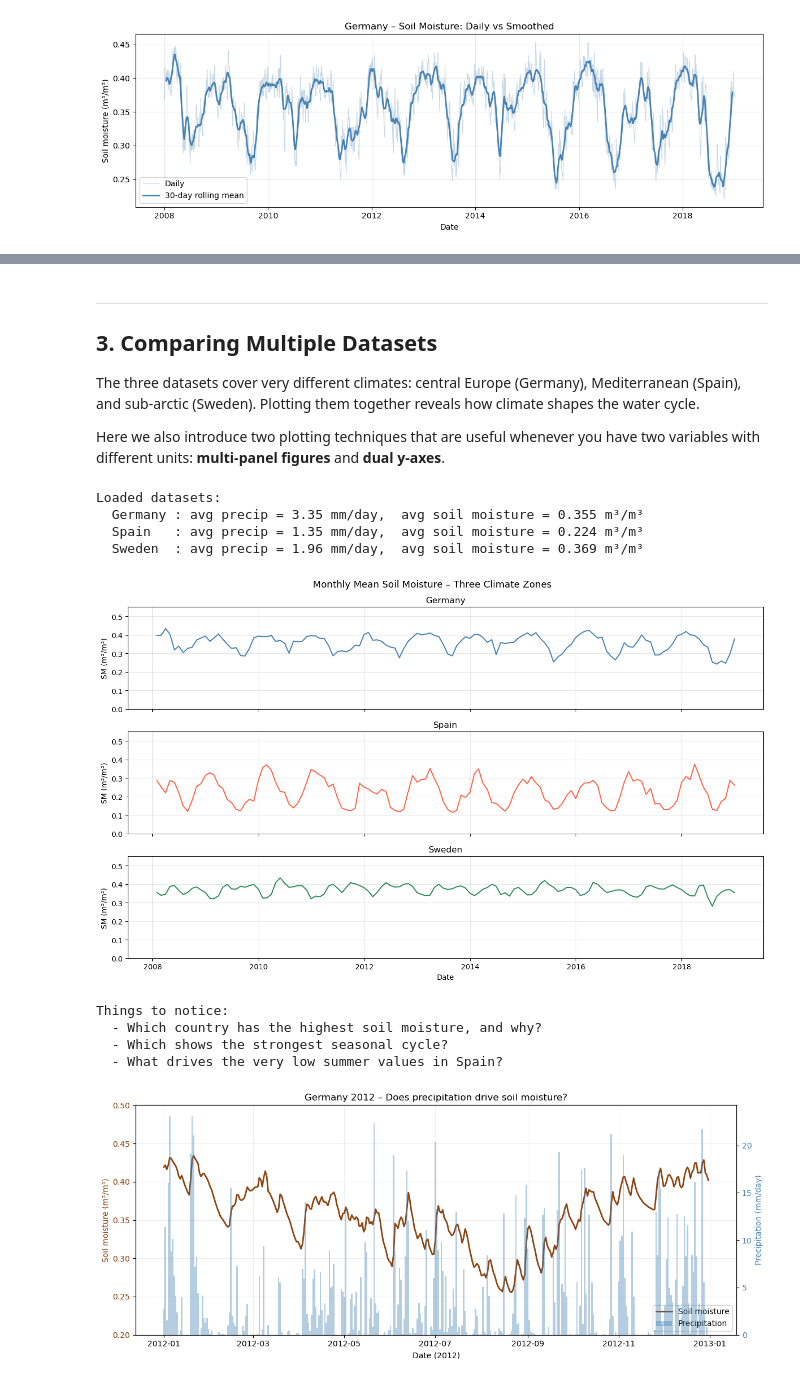
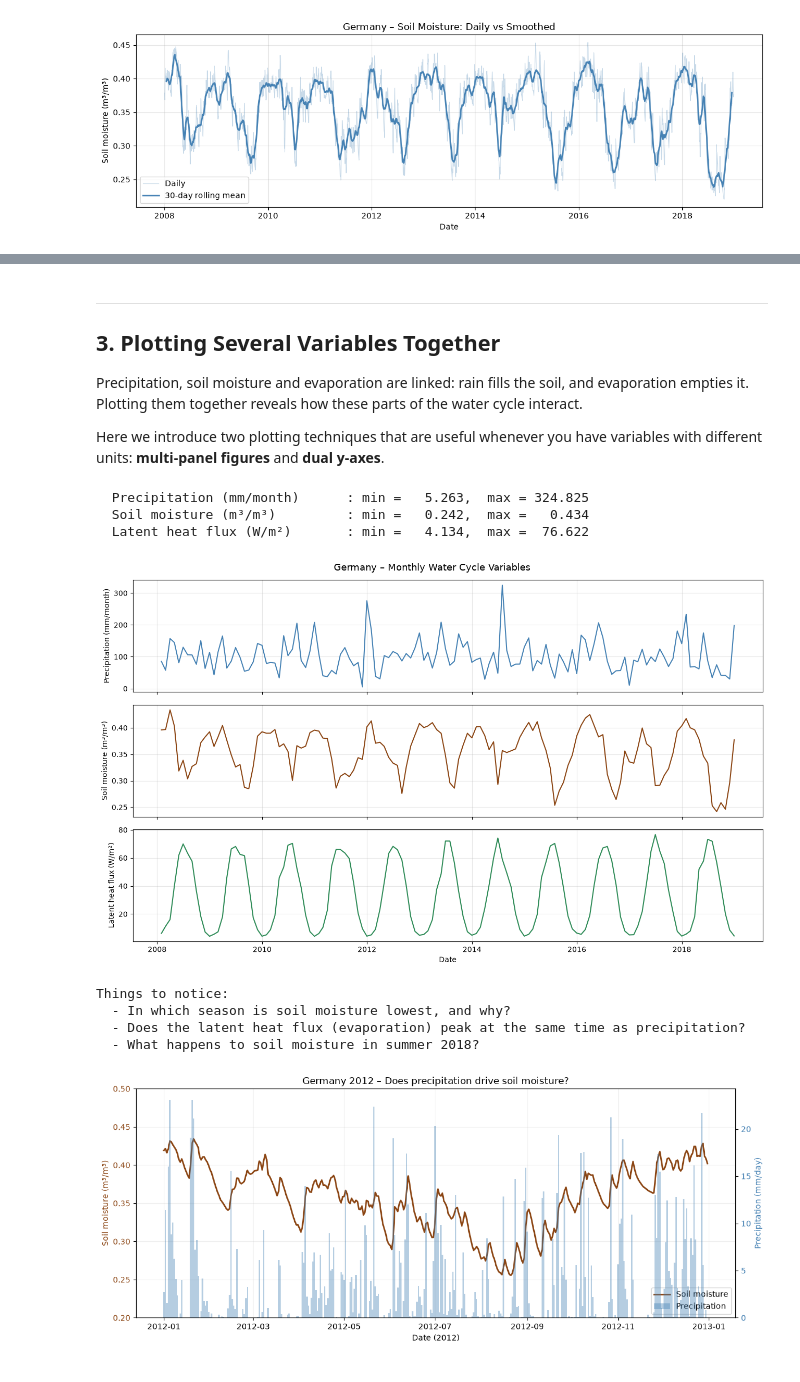
Before and after one commit to Motzemoere/Earth-System-Modelling, a Jupyter notebook: tutorials/05_Advanced_Python_and_Beyond.ipynb, the cells around one changed output, grey strips where cells are left out. Drawn from its saved outputs; the diff is of its cells as text; code cells hidden in the pictures.

Commit message:
Provide only Germany data for now; adapt tutorials and READMEs
Spain and Sweden datasets will be added later in the course.

```diff
--- a/tutorials/05_Advanced_Python_and_Beyond.ipynb
+++ b/tutorials/05_Advanced_Python_and_Beyond.ipynb
@@ -254,60 +261,51 @@ Highest soil moisture: Mar
 Lowest soil moisture:  Aug
 # %% [markdown]
 ---
-## 3. Comparing Multiple Datasets
+## 3. Plotting Several Variables Together
 
-The three datasets cover very different climates: central Europe (Germany), Mediterranean (Spain), and sub-arctic (Sweden). Plotting them together reveals how climate shapes the water cycle.
+Precipitation, soil moisture and evaporation are linked: rain fills the soil, and evaporation empties it. Plotting them together reveals how these parts of the water cycle interact.
 
-Here we also introduce two plotting techniques that are useful whenever you have two variables with different units: **multi-panel figures** and **dual y-axes**.
+Here we introduce two plotting techniques that are useful whenever you have variables with different units: **multi-panel figures** and **dual y-axes**.
 # %%
-# Load all three datasets
-countries = {}
-for name, filename in [('Germany', 'Data_swbm_Germany.csv'),
-                        ('Spain',   'Data_swbm_Spain.csv'),
-                        ('Sweden',  'Data_swbm_Sweden.csv')]:
-    df = pd.read_csv(DATA_URL + filename)
-    df['time'] = pd.to_datetime(df['time'])
-    df = df.set_index('time')
-    countries[name] = df
+# Monthly values for three parts of the water cycle (data_germany is from Section 2)
+monthly = {
+    'Precipitation (mm/month)': data_germany['tp_[mm]'].resample('ME').sum(),
+    'Soil moisture (m\u00b3/m\u00b3)': data_germany['sm_[m3/m3]'].resample('ME').mean(),
+    'Latent heat flux (W/m\u00b2)': data_germany['le_[W/m2]'].resample('ME').mean(),
+}
 
-print("Loaded datasets:")
-for name, df in countries.items():
-    print(f"  {name:8s}: avg precip = {df['tp_[mm]'].mean():.2f} mm/day,  "
-          f"avg soil moisture = {df['sm_[m3/m3]'].mean():.3f} m\u00b3/m\u00b3")
+for name, series in monthly.items():
+    print(f"  {name:30s}: min = {series.min():7.3f},  max = {series.max():7.3f}")
 # %% [output]
-Loaded datasets:
-  Germany : avg precip = 3.35 mm/day,  avg soil moisture = 0.355 m³/m³
-  Spain   : avg precip = 1.35 mm/day,  avg soil moisture = 0.224 m³/m³
-  Sweden  : avg precip = 1.96 mm/day,  avg soil moisture = 0.369 m³/m³
+  Precipitation (mm/month)      : min =   5.263,  max = 324.825
+  Soil moisture (m³/m³)         : min =   0.242,  max =   0.434
+  Latent heat flux (W/m²)       : min =   4.134,  max =  76.622
 # %%
-# Multi-panel figure: one panel per country, shared x-axis
-colors = {'Germany': 'steelblue', 'Spain': 'tomato', 'Sweden': 'seagreen'}
+# Multi-panel figure: one panel per variable, shared x-axis
+colors = ['steelblue', 'saddlebrown', 'seagreen']
 
 fig, axes = plt.subplots(3, 1, figsize=(13, 8), sharex=True)
 
-for ax, (name, df) in zip(axes, countries.items()):
-    monthly_sm = df['sm_[m3/m3]'].resample('ME').mean()
-    ax.plot(monthly_sm.index, monthly_sm, color=colors[name], linewidth=1.5)
-    ax.set_ylabel('SM (m\u00b3/m\u00b3)')
-    ax.set_title(name)
-    ax.set_ylim(0, 0.55)
+for ax, (name, series), color in zip(axes, monthly.items(), colors):
+    ax.plot(series.index, series, color=color, linewidth=1.5)
+    ax.set_ylabel(name)
     ax.grid(alpha=0.3)
 
 axes[-1].set_xlabel('Date')
-fig.suptitle('Monthly Mean Soil Moisture \u2013 Three Climate Zones', fontsize=13)
+fig.suptitle('Germany \u2013 Monthly Water Cycle Variables', fontsize=13)
 plt.tight_layout()
 plt.show()
 
 print("Things to notice:")
-print("  - Which country has the highest soil moisture, and why?")
-print("  - Which shows the strongest seasonal cycle?")
-print("  - What drives the very low summer values in Spain?")
+print("  - In which season is soil moisture lowest, and why?")
+print("  - Does the latent heat flux (evaporation) peak at the same time as precipitation?")
+print("  - What happens to soil moisture in summer 2018?")
 # %% [output]
-[figure, old version]
+[figure, new version]
 Things to notice:
-  - Which country has the highest soil moisture, and why?
-  - Which shows the strongest seasonal cycle?
-  - What drives the very low summer values in Spain?
+  - In which season is soil moisture lowest, and why?
+  - Does the latent heat flux (evaporation) peak at the same time as precipitation?
+  - What happens to soil moisture in summer 2018?
 # %%
 # Dual y-axis: show precipitation and soil moisture together for one year
 # Two variables with very different units on the same plot
```
Also changed, not shown: parts of 11 cells of this notebook, 6 other files.
